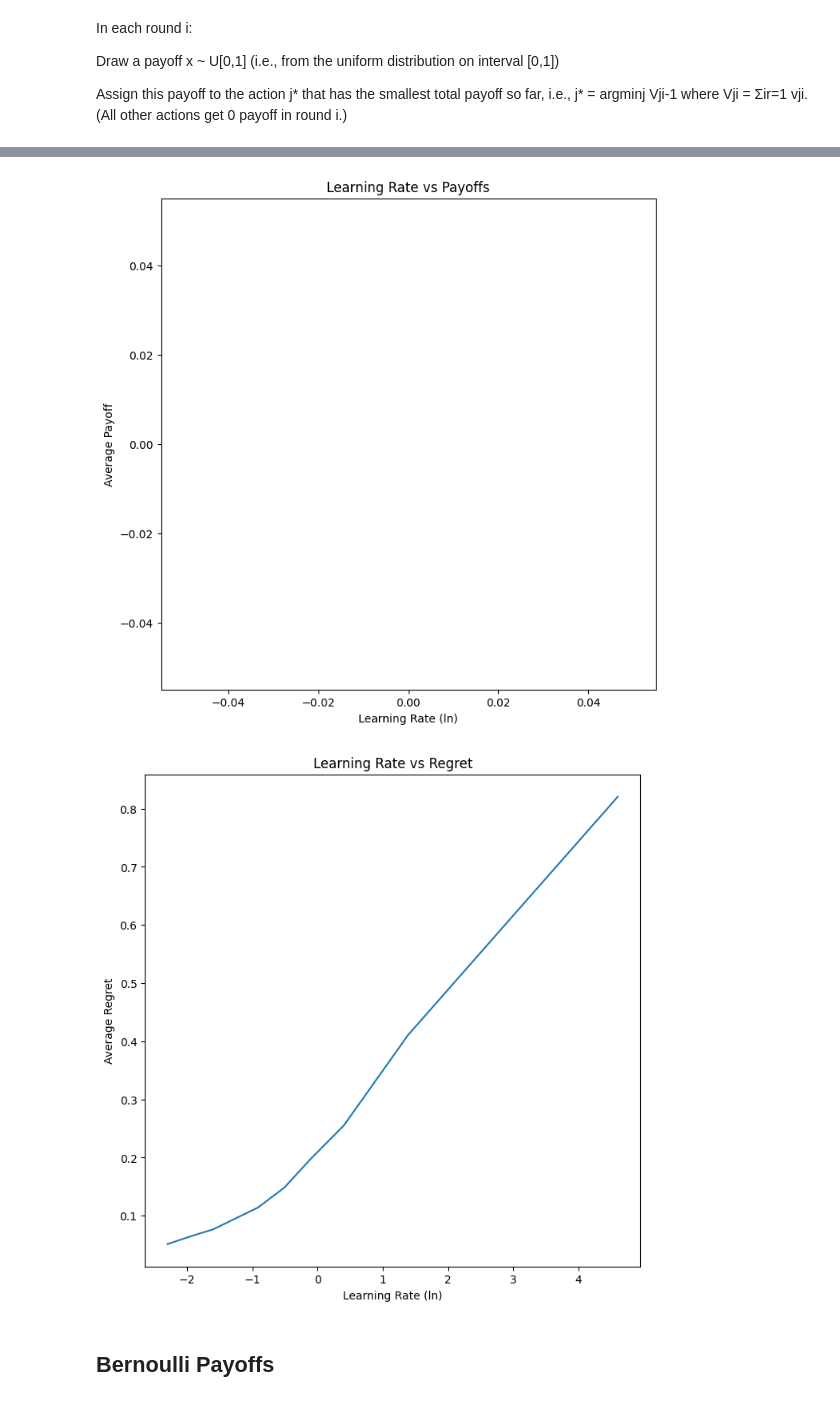
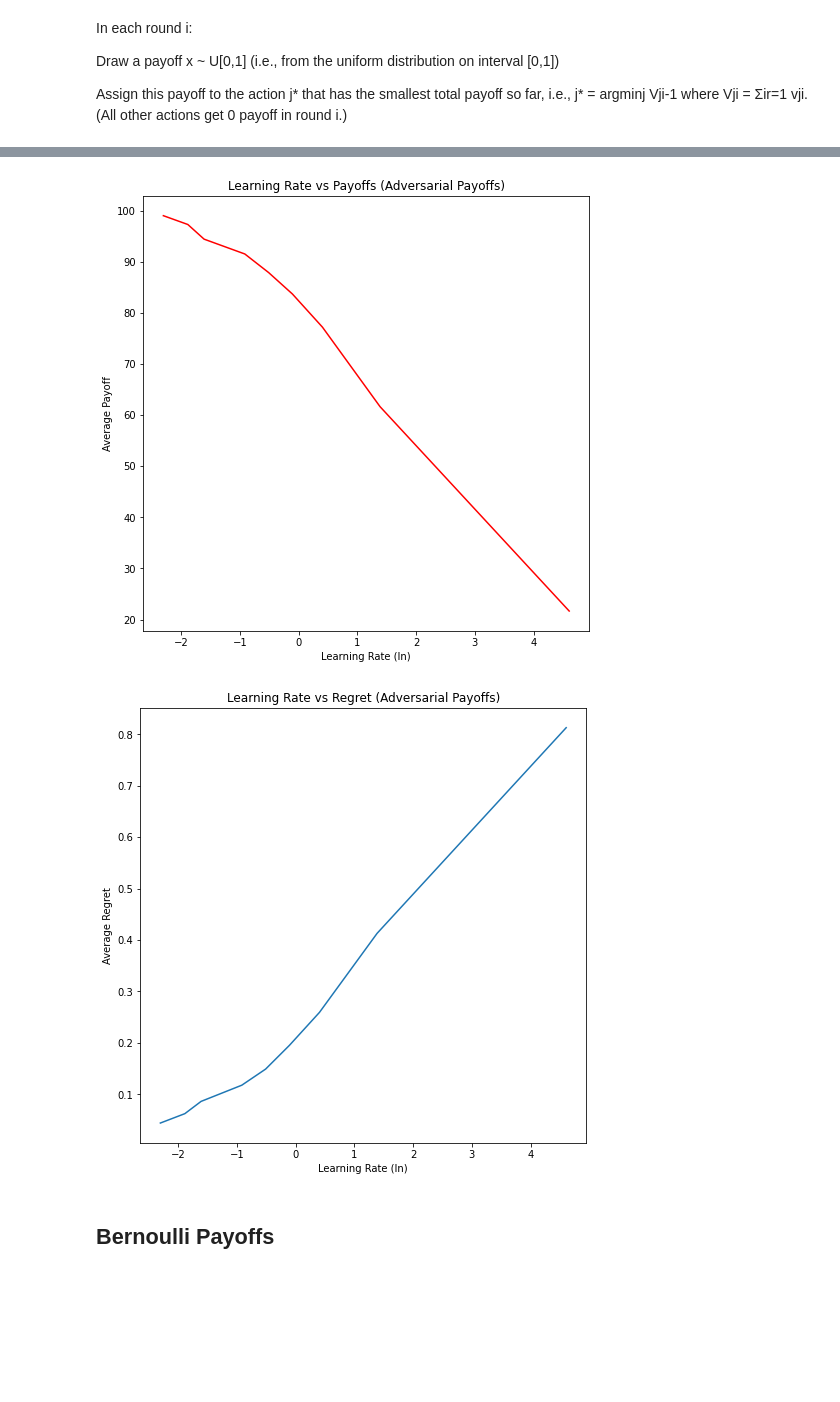
Before and after one commit to PrabhavJain10/Online-Markets, a Jupyter notebook: proj2.ipynb, the cells around one changed output, grey strips where cells are left out. Cells and saved outputs as stored; diff of their text form; code cells hidden in the pictures; blank space fills up the shorter version.

```diff
--- a/proj2.ipynb
+++ b/proj2.ipynb
@@ -85,24 +114,24 @@ print(avgRegrets)
 # %%
 f = plt.figure()
 f.set_figwidth(8)
 f.set_figheight(8)
 
-plt.bar(np.log(epsilons),avgPayoffs)
-plt.title('Learning Rate vs Payoffs')
+plt.plot(np.log(epsilons), avgPayoffs, label = 'Size 1', color = "red")
+plt.title('Learning Rate vs Payoffs (Adversarial Payoffs)')
 plt.xlabel('Learning Rate (ln)')
 plt.ylabel('Average Payoff')
 plt.show()
 
 f = plt.figure()
 f.set_figwidth(8)
 f.set_figheight(8)
 plt.plot(np.log(epsilons),avgRegrets)
-plt.title('Learning Rate vs Regret')
+plt.title('Learning Rate vs Regret (Adversarial Payoffs)')
 plt.xlabel('Learning Rate (ln)')
 plt.ylabel('Average Regret')
 plt.show()
 # %% [output]
-[figure, old version]
+[figure, new version]
-[figure, old version]
+[figure, new version]
 # %% [markdown]
 ## Bernoulli Payoffs
```
Also changed, not shown: parts of 9 cells of this notebook.
